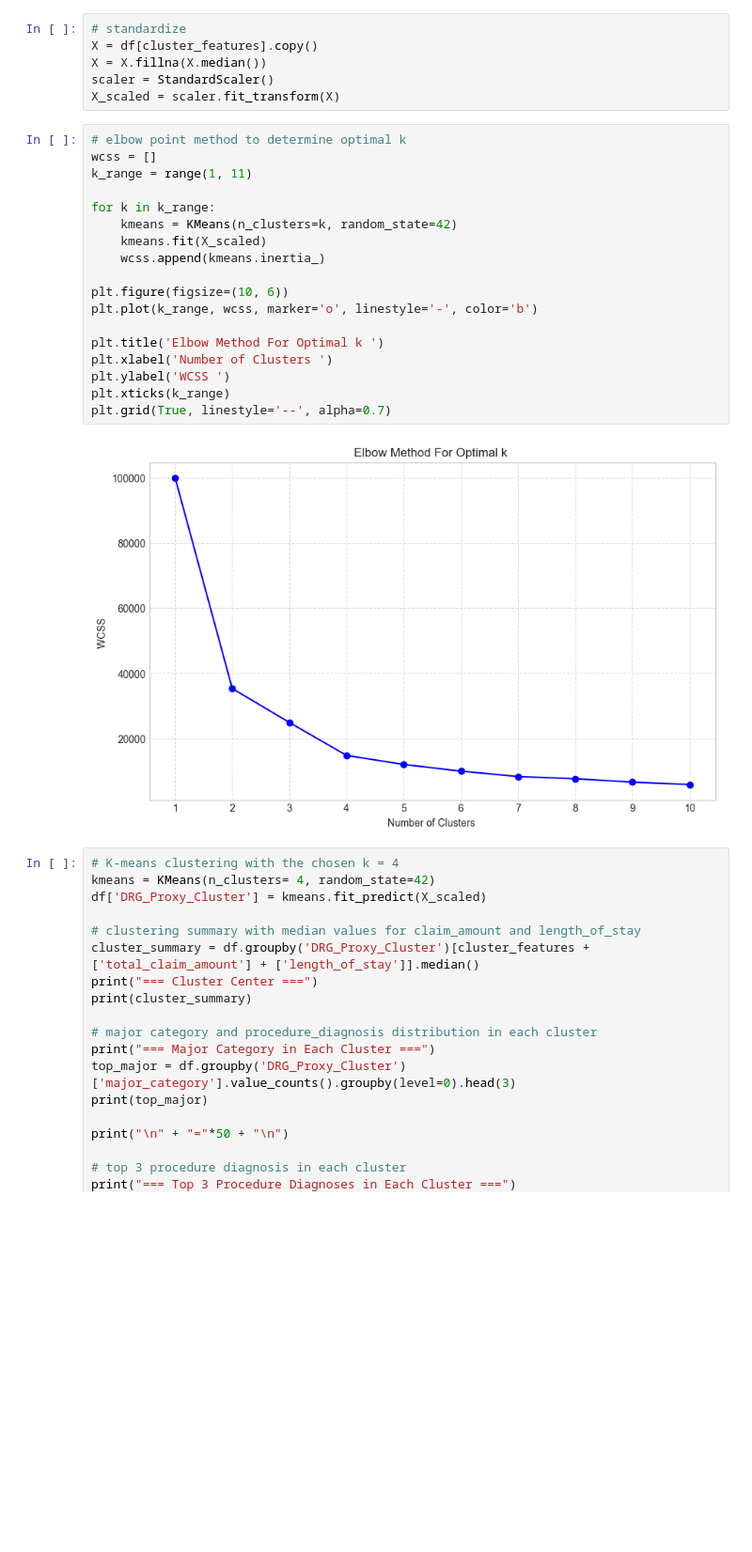
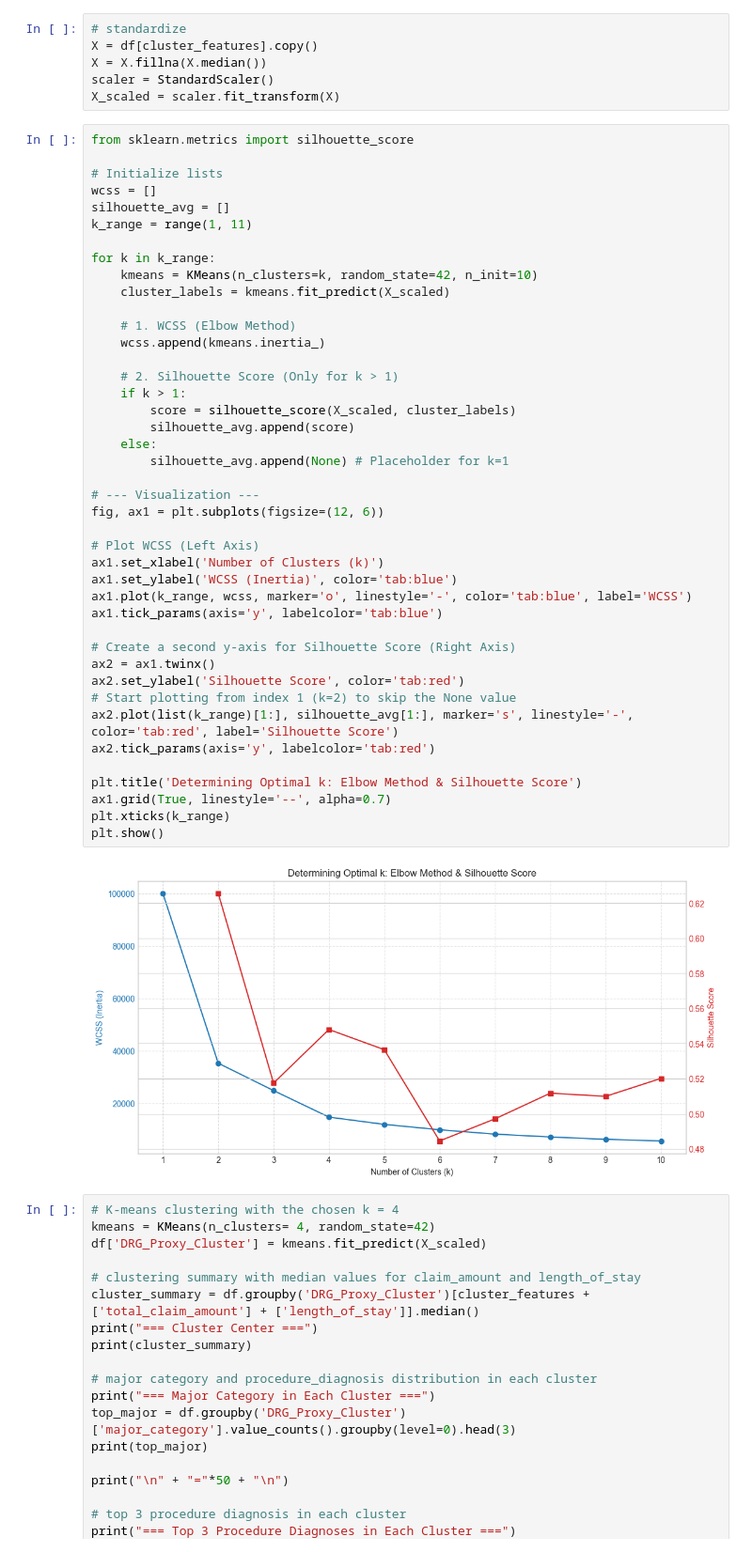
Before and after one commit to RuiZhe2004/dk_yet_umact_hackathon, a Jupyter notebook: Data_Preprocessing_&_Analytics.ipynb, the cells around one changed output. Shown at 94% size. Cells and saved outputs as stored; diff of their text form; blank space fills up the shorter version.

```diff
--- a/Data_Preprocessing_&_Analytics.ipynb
+++ b/Data_Preprocessing_&_Analytics.ipynb
@@ -334,26 +327,50 @@ X = df[cluster_features].copy()
 X = X.fillna(X.median())
 scaler = StandardScaler()
 X_scaled = scaler.fit_transform(X)
-# %%
-# elbow point method to determine optimal k
-wcss = []
-k_range = range(1, 11)
-
-for k in k_range:
-    kmeans = KMeans(n_clusters=k, random_state=42)
-    kmeans.fit(X_scaled)
-    wcss.append(kmeans.inertia_)
-
-plt.figure(figsize=(10, 6))
-plt.plot(k_range, wcss, marker='o', linestyle='-', color='b')
-
-plt.title('Elbow Method For Optimal k ')
-plt.xlabel('Number of Clusters ')
-plt.ylabel('WCSS ')
-plt.xticks(k_range)
-plt.grid(True, linestyle='--', alpha=0.7)
-# %% [output]
-[figure, removed]
+# %%
+from sklearn.metrics import silhouette_score
+
+# Initialize lists
+wcss = []
+silhouette_avg = []
+k_range = range(1, 11)
+
+for k in k_range:
+    kmeans = KMeans(n_clusters=k, random_state=42, n_init=10)
+    cluster_labels = kmeans.fit_predict(X_scaled)
+
+    # 1. WCSS (Elbow Method)
+    wcss.append(kmeans.inertia_)
+
+    # 2. Silhouette Score (Only for k > 1)
+    if k > 1:
+        score = silhouette_score(X_scaled, cluster_labels)
+        silhouette_avg.append(score)
+    else:
+        silhouette_avg.append(None) # Placeholder for k=1
+
+# --- Visualization ---
+fig, ax1 = plt.subplots(figsize=(12, 6))
+
+# Plot WCSS (Left Axis)
+ax1.set_xlabel('Number of Clusters (k)')
+ax1.set_ylabel('WCSS (Inertia)', color='tab:blue')
+ax1.plot(k_range, wcss, marker='o', linestyle='-', color='tab:blue', label='WCSS')
+ax1.tick_params(axis='y', labelcolor='tab:blue')
+
+# Create a second y-axis for Silhouette Score (Right Axis)
+ax2 = ax1.twinx()
+ax2.set_ylabel('Silhouette Score', color='tab:red')
+# Start plotting from index 1 (k=2) to skip the None value
+ax2.plot(list(k_range)[1:], silhouette_avg[1:], marker='s', linestyle='-', color='tab:red', label='Silhouette Score')
+ax2.tick_params(axis='y', labelcolor='tab:red')
+
+plt.title('Determining Optimal k: Elbow Method & Silhouette Score')
+ax1.grid(True, linestyle='--', alpha=0.7)
+plt.xticks(k_range)
+plt.show()
+# %% [output]
+[figure, added]
 # %%
 # K-means clustering with the chosen k = 4
 kmeans = KMeans(n_clusters= 4, random_state=42)
```
Also changed, not shown: parts of 9 cells of this notebook, 1 other file.
